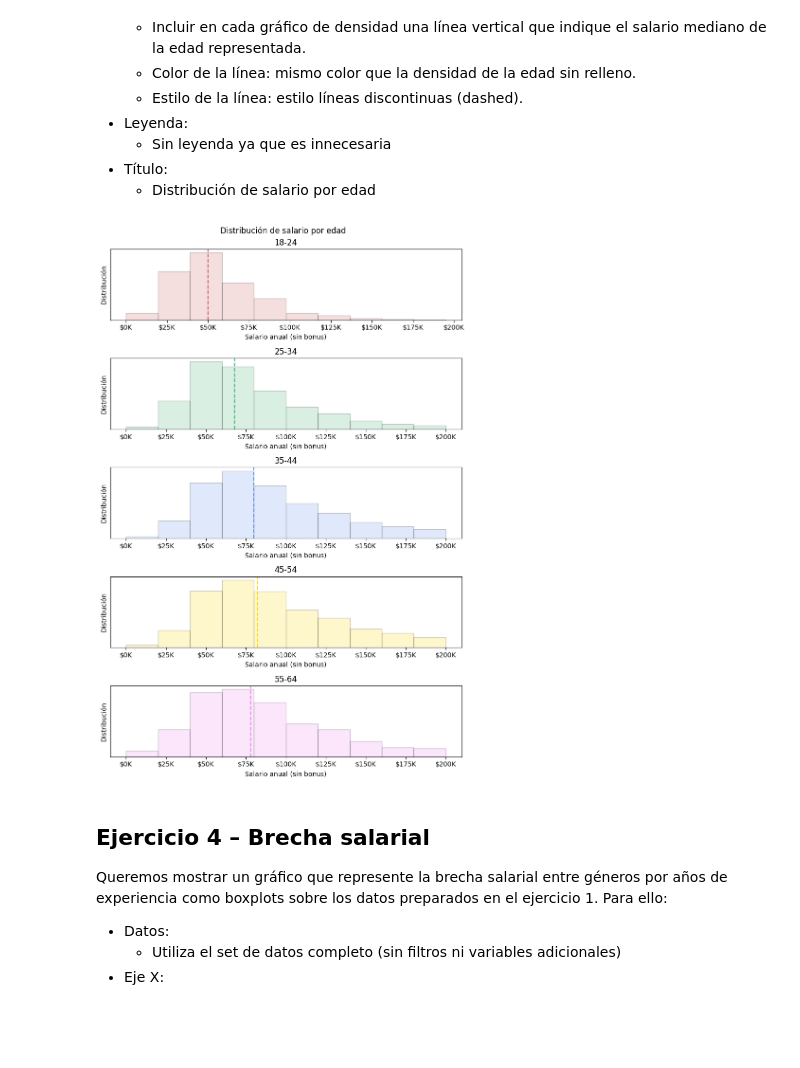
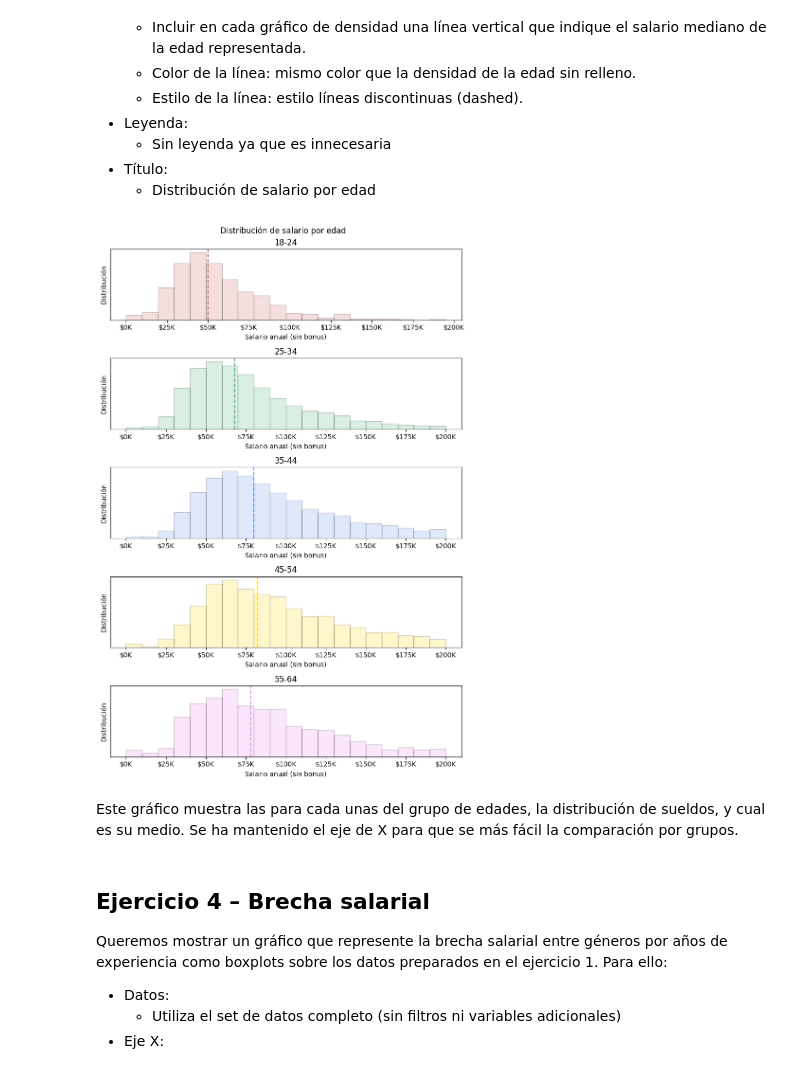
Before and after one commit to laurajimenezalonso/static_visualisation, a Jupyter notebook: notebooks/Ejercicios_Visualizacion_Estatica.ipynb, the cells around one changed output. Saved outputs shown, nothing was run; the diff lists cells and outputs as text; code cells hidden in the pictures; blank space fills up the shorter version.

```diff
--- a/notebooks/Ejercicios para practicar.ipynb
+++ b/notebooks/Ejercicios_Visualizacion_Estatica.ipynb
@@ -494,39 +494,43 @@ for i, element in enumerate(age_order):
     ax.hist(
         data[data['age'] == element].loc[:, 'annual_salary_usd'].values,
         color= colors[i],
+        bins=20,
         alpha=0.2,
         edgecolor="black")
 
     # Titulo de cada subplot
     ax.set_title(element)
 
     # Línea vertical en la mediana
     ax.axvline(data[data['age'] == element]['median_salary_age'].iloc[0],
                 color=colors[i],
                 linestyle="--",
                 linewidth=1.5)
 
 
     # Configuración del eje X
     xticks_vals = range(0, max_x + 1, 25000)
     xticks_labels = [f"${t//1000}K" for t in xticks_vals]
     ax.set_xticks(xticks_vals)
     ax.set_xticklabels(xticks_labels, rotation=0)
     ax.set_xlabel("Salario anual (sin bonus)")
 
 
     # Configuración del eje Y (sin ticks ni etiquetas)
     ax.set_yticks([])
     ax.set_yticklabels([])
     ax.set_ylabel("Distribución")
 
 
 # Ajustamos los márgenes de cada gráfico después de añadir todos
 plt.tight_layout()
 
 plt.show()
 # %% [output]
-[figure, old version]
+[figure, new version]
+# %% [markdown]
+Este gráfico muestra las para cada unas del grupo de edades, la distribución de sueldos, y cual es su medio.
+Se ha mantenido el eje de X para que se más fácil la comparación por grupos.
 # %% [markdown]
 ## Ejercicio 4 – Brecha salarial
 Queremos mostrar un gráfico que represente la brecha salarial entre géneros por años de experiencia como boxplots sobre los datos preparados en el ejercicio 1. Para ello:
```
Also changed, not shown: parts of 2 cells of this notebook.
